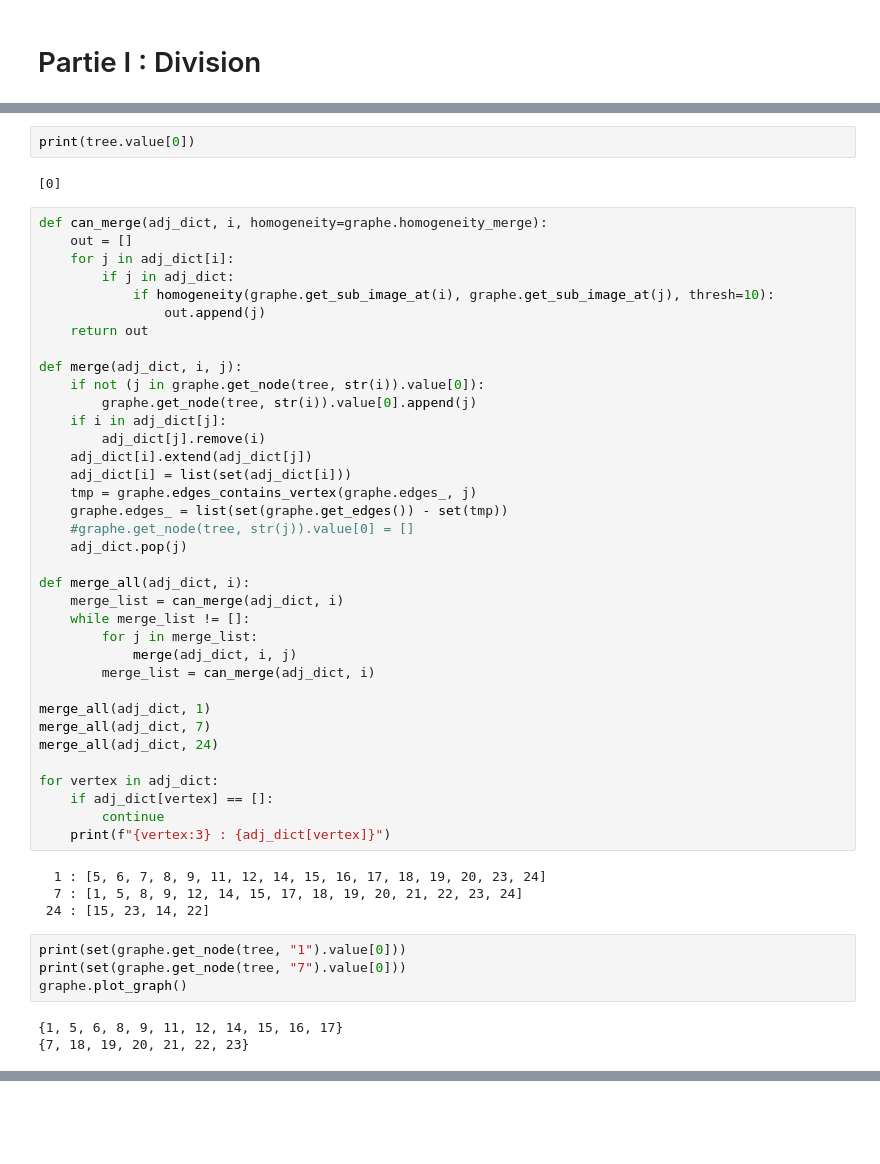
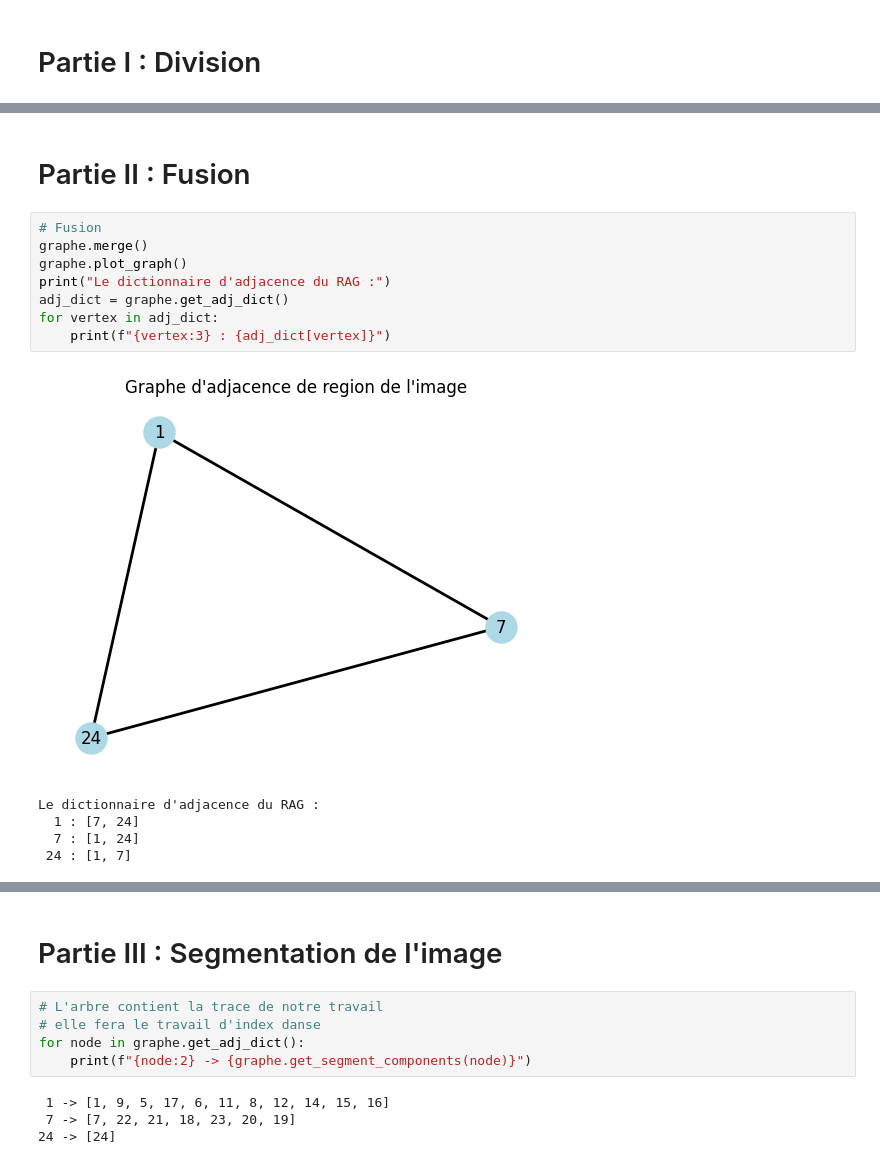
Before and after one commit to akef215/image_processing, a Jupyter notebook: RAG_demo.ipynb, the cells around one changed output, grey strips where cells are left out. Saved outputs shown, nothing was run; the diff lists cells and outputs as text; blank space fills up the shorter version.

```diff
--- a/RAG_demo.ipynb
+++ b/RAG_demo.ipynb
@@ -100,51 +83,16 @@ Le dictionnaire d'adjacence du RAG :
-# %%
-print(tree.value[0])
-# %% [output]
-[0]
-# %%
-def can_merge(adj_dict, i, homogeneity=graphe.homogeneity_merge):
-    out = []
-    for j in adj_dict[i]:
-        if j in adj_dict:
-            if homogeneity(graphe.get_sub_image_at(i), graphe.get_sub_image_at(j), thresh=10):
-                out.append(j)
-    return out
-
-def merge(adj_dict, i, j):
-    if not (j in graphe.get_node(tree, str(i)).value[0]):
-        graphe.get_node(tree, str(i)).value[0].append(j)
-    if i in adj_dict[j]:
-        adj_dict[j].remove(i)
-    adj_dict[i].extend(adj_dict[j])
-    adj_dict[i] = list(set(adj_dict[i]))
-    tmp = graphe.edges_contains_vertex(graphe.edges_, j)
-    graphe.edges_ = list(set(graphe.get_edges()) - set(tmp))
-    #graphe.get_node(tree, str(j)).value[0] = []
-    adj_dict.pop(j)
-
-def merge_all(adj_dict, i):
-    merge_list = can_merge(adj_dict, i)
-    while merge_list != []:
-        for j in merge_list:
-            merge(adj_dict, i, j)
-        merge_list = can_merge(adj_dict, i)
-
-merge_all(adj_dict, 1)
-merge_all(adj_dict, 7)
-merge_all(adj_dict, 24)
-
-for vertex in adj_dict:
-    if adj_dict[vertex] == []:
-        continue
-    print(f"{vertex:3} : {adj_dict[vertex]}")
-# %% [output]
-  1 : [5, 6, 7, 8, 9, 11, 12, 14, 15, 16, 17, 18, 19, 20, 23, 24]
-  7 : [1, 5, 8, 9, 12, 14, 15, 17, 18, 19, 20, 21, 22, 23, 24]
- 24 : [15, 23, 14, 22]
+# %% [markdown]
+# Partie II : Fusion
 # %%
-print(set(graphe.get_node(tree, "1").value[0]))
-print(set(graphe.get_node(tree, "7").value[0]))
+# Fusion
+graphe.merge()
 graphe.plot_graph()
+print("Le dictionnaire d'adjacence du RAG :")
+adj_dict = graphe.get_adj_dict()
+for vertex in adj_dict:
+    print(f"{vertex:3} : {adj_dict[vertex]}")
 # %% [output]
+[figure, new version]
-{1, 5, 6, 8, 9, 11, 12, 14, 15, 16, 17}
-{7, 18, 19, 20, 21, 22, 23}
+Le dictionnaire d'adjacence du RAG :
+  1 : [7, 24]
+  7 : [1, 24]
+ 24 : [1, 7]
@@ -151,0 +99,11 @@ graphe.plot_graph()
+# %% [markdown]
+# Partie III : Segmentation de l'image
+# %%
+# L'arbre contient la trace de notre travail
+# elle fera le travail d'index danse
+for node in graphe.get_adj_dict():
+    print(f"{node:2} -> {graphe.get_segment_components(node)}")
+# %% [output]
+ 1 -> [1, 9, 5, 17, 6, 11, 8, 12, 14, 15, 16]
+ 7 -> [7, 22, 21, 18, 23, 20, 19]
+24 -> [24]
```
Also changed, not shown: parts of 4 cells of this notebook, 1 other file.
